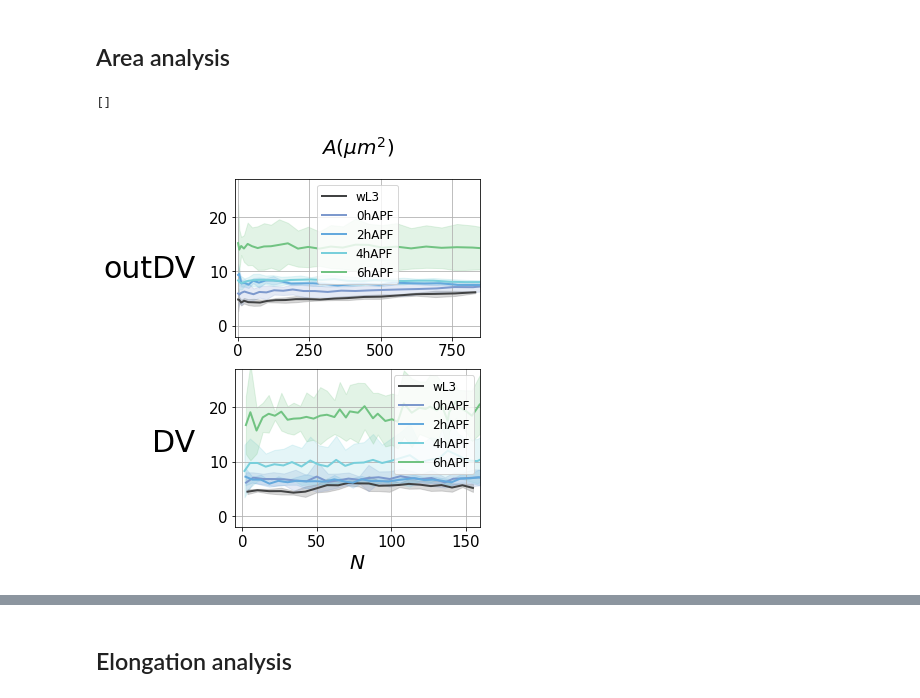
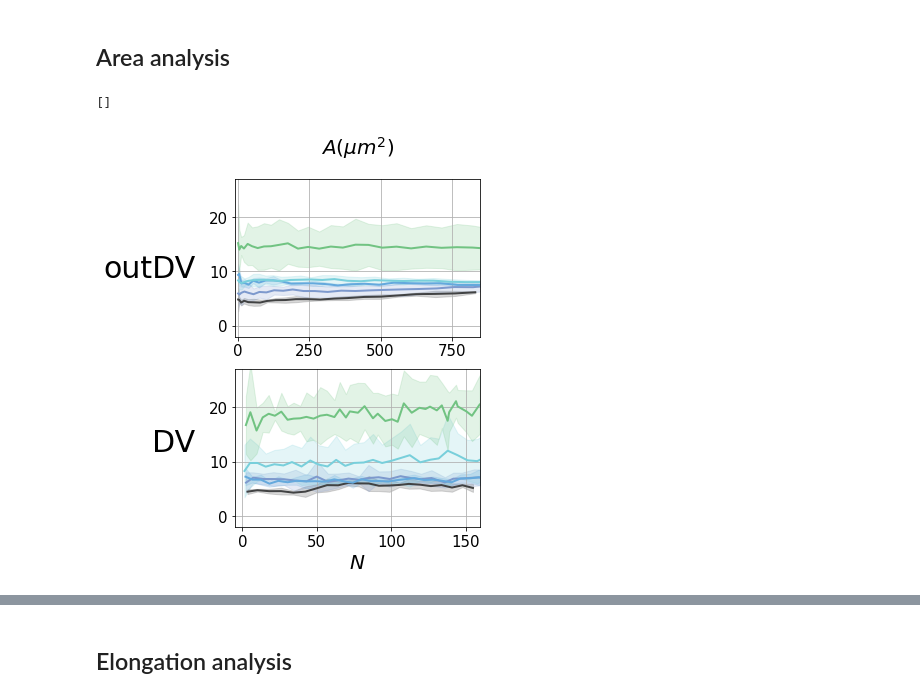
Before and after one commit to abhijeetkrishna/-WingDiscEversion_theory, a Jupyter notebook: data_analysis/prop_comparison_analysis.ipynb, the cells around one changed output, grey strips where cells are left out. Cells and saved outputs as stored; diff of their text form; code cells hidden in the pictures.

```diff
--- a/data_analysis/prop_comparison_analysis.ipynb
+++ b/data_analysis/prop_comparison_analysis.ipynb
@@ -6,6 +10,7 @@ from prop_comparison_methods import *
 # %%
-#setting color scheme for this notebook
+#some lists and dicts that we refer to later
 
+#update names of devstages
 devstage_map = {
                 "96hAEL":"96hAEL",
                 "120hAEL":"120hAEL",
@@ -16,6 +21,7 @@ devstage_map = {
                 "6hAPF":"6hAPF",
                }
 
+#declare colors for each devstage and crosssection and region
 color_dict = {
               '96hAEL':'#f1ef81',
               '120hAEL':'#efa636',
@@ -36,8 +42,20 @@ columns = ['devstage', 'discName', 'region', 'k_dist',
           ]
 
 rois = ['outDV', 'DV']
-devstages = ["96hAEL","wL3","0hAPF","2hAPF","4hAPF","6hAPF",]
+devstages = [#"96hAEL",
+             "wL3","0hAPF","2hAPF","4hAPF","6hAPF",]
 
-genotype = 'ecadGFPnbG4'
-#genotype = 'ecadGFPnbG4myoVI'
+############################################
+# Dictionary of pairs of stages to compare #
+############################################
+
+#for the simulations, we use the cumulative version
+devstage_combinations = pd.DataFrame({'devstage_init':[
+                                                       'wL3','0hAPF','2hAPF', '4hAPF' #diff between consecutive stages
+                                                       #'wL3','wL3','wL3', 'wL3' #cumulative
+                                                      ],
+                                     'devstage_final':[
+                                                       '0hAPF','2hAPF','4hAPF', '6hAPF'
+                                                      ],}
+                                    )
 # %%
@@ -127,25 +144,14 @@ df_pool_devstage['exp_signed_Qnorm_std'] = df_pool_devstage['exp_signed_Qnorm_me
 # %%
 k_scaled_dist_dict = dict() #a dictionary for storing the polynomial object for fitting between fractional pathlength and N
-
-#rois = ["outDV", "DV"]
-
-devstages = ["wL3"]
-
+devstage = "wL3"
 for i in range(len(rois)):
 
     roi = rois[i]
-
-    devstage = "wL3"
     query_str = '(devstage == "' + devstage + '") & (region == "' + roi + '")'
     df_roi_stage = df_pool_devstage.query(query_str)
-    coeffs = np.polyfit(df_roi_stage['cumcount_mean'], df_roi_stage['pathlength_scaled_mean'], deg = 5)
+    coeffs = np.polyfit(df_roi_stage['cumcount_mean'], df_roi_stage['pathlength_scaled_mean'], deg = 5) #check for lower degree
     poly_obj = np.poly1d(coeffs)
     k_scaled_dist_dict[roi] = poly_obj #coeffs[1] is supposed to be zero (very small value compared to 1 which is the max value of scaled dist)
 
-
-    print(roi + ' ' + devstage)
-    print(poly_obj)
-    print('\n')
-
 df_pool_k["ref_pathlength_scaled"] = df_pool_k.apply(lambda row: k_scaled_dist_dict[row['region']](row["cumcount"]),axis = 1)
 df_pool_devstage["ref_pathlength_scaled"] = df_pool_devstage.apply(lambda row: k_scaled_dist_dict[row['region']](row['cumcount_mean']),axis = 1)
@@ -392,9 +399,6 @@ Max pathlength at upcrawling stage
 # %% [markdown]
 ## Area analysis
 # %%
-#rois = ['outDV', 'DV']
-#devstages = ['upcrawling','whitePupa','2hAPF','4hAPF']
-devstages = ["wL3","0hAPF","2hAPF","4hAPF","6hAPF",]
 
 nbcols = 1
 nbrows = len(rois)
@@ -456,38 +460,38 @@ for i in range(nbrows):
                         )
 
     ax.grid(visible=True)
-    ax.legend(fontsize = 12)
+    #ax.legend(fontsize = 12)
 
 fig.tight_layout()
 
 plt.xlabel('', fontsize = 40, labelpad = 30)
 plt.ylabel('', fontsize = 40, labelpad = 70, rotation = 0)
 
 plt.xlim(-0.5,nbcols -0.5)
 plt.ylim(-0.5, nbrows -0.5)
 
 #tick_intervals_x = col_vals
 tick_intervals_y = [0, 1]
 
 #tick_intervals_x_str = [str(round(x,2)) for x in tick_intervals_x]
 tick_intervals_y_str = ['DV', 'outDV']
 
 main_ax.tick_params(axis=u'both', which=u'both', length = 0, labelsize = 15, pad = 15, rotation = 0)
 
 #plt.xticks(range(len(col_vals)), tick_intervals_x_str, fontsize = 40)
 main_ax.set_yticks(tick_intervals_y)
 main_ax.set_yticklabels(tick_intervals_y_str, fontsize = 30, x = -0.1)
 
 #main_ax.axvline(x = 0.42, color = 'blue', linewidth = 5)
 
 main_ax.set_xticks([])
 #plt.yticks([], [], fontsize = 40)
 
 
 
 #os.makedirs('plots/',exist_ok=True)
-#plt.savefig('plots/k_vs_N.pdf', bbox_inches = 'tight')
+#plt.savefig('plots/k_vs_N_' + genotype + '.pdf', bbox_inches = 'tight')
 # %% [output]
 []
-[figure, old version]
+[figure, new version]
 # %%
```
Also changed, not shown: parts of 131 cells of this notebook, 23 other files.
